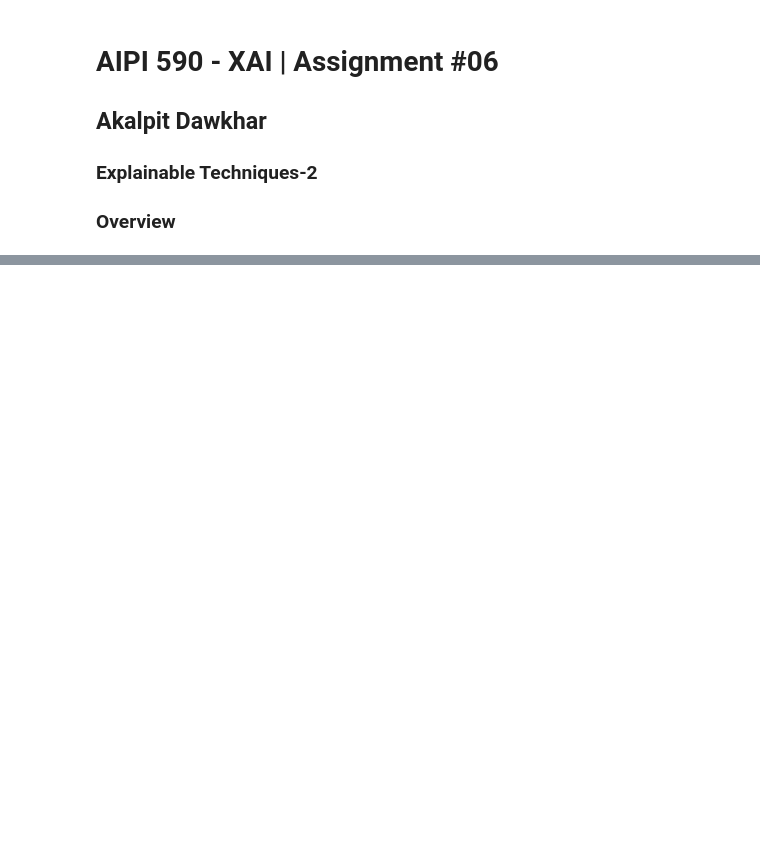
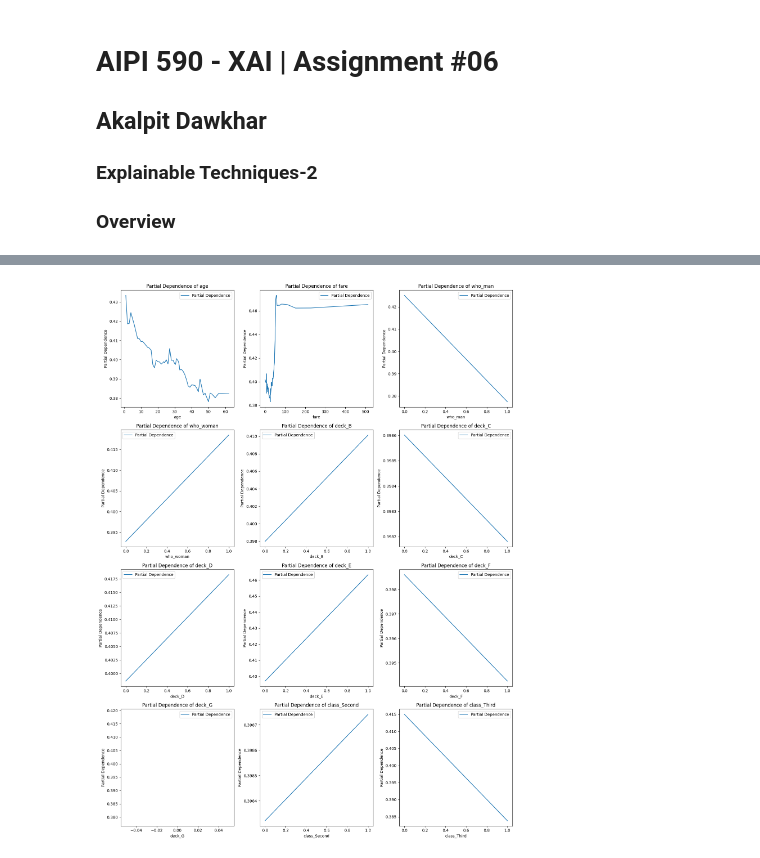
Before and after one commit to akalpit23/Explainable-techniques, a Jupyter notebook: Assignment-6/Explainable_Techniques_Assignment_06.ipynb, the cells around one changed output, grey strips where cells are left out. Saved outputs shown, nothing was run; the diff lists cells and outputs as text; code cells hidden in the pictures; blank space fills up the shorter version.

```diff
--- a/Assignment-6/Explainable_Techniques_Assignment_06.ipynb
+++ b/Assignment-6/Explainable_Techniques_Assignment_06.ipynb
@@ -137,0 +124,43 @@ weighted avg       1.00      1.00      1.00       143
+# %%
+# Define the features you want to visualize
+features = ['age', 'fare', 'who_man', 'who_woman', 'deck_B', 'deck_C', 'deck_D', 'deck_E', 'deck_F', 'deck_G', 'class_Second', 'class_Third']
+n_features = len(features)
+
+# Define the number of rows and columns for the plot grid
+n_rows = 4
+n_cols = 3
+
+# Create the figure with a grid of subplots
+plt.figure(figsize=(n_cols * 5, n_rows * 5))
+
+# Loop over the features to plot each partial dependence
+plot_idx = 1
+for feature in features:
+    # Create a subplot for each feature
+    plt.subplot(n_rows, n_cols, plot_idx)
+
+    # Compute the partial dependence for the given feature
+    pd_results = partial_dependence(model, X=X_test, features=[feature])
+
+    # Extract the grid of feature values and corresponding partial dependence values
+    grid_values = pd_results['values'][0]
+    pd_values = pd_results['average'][0]
+
+    # Plot the partial dependence
+    plt.plot(grid_values, pd_values, label='Partial Dependence')
+
+    # Use the feature name in the title and labels
+    plt.title(f"Partial Dependence of {feature}")
+    plt.ylabel('Partial Dependence')
+    plt.xlabel(feature)
+    plt.legend()
+
+    plot_idx += 1
+
+# Adjust the layout to prevent overlap
+plt.tight_layout()
+
+# Show the plot
+plt.show()
+# %% [output]
+[figure, added]
```
Also changed, not shown: parts of 9 cells of this notebook, 1 other file.
